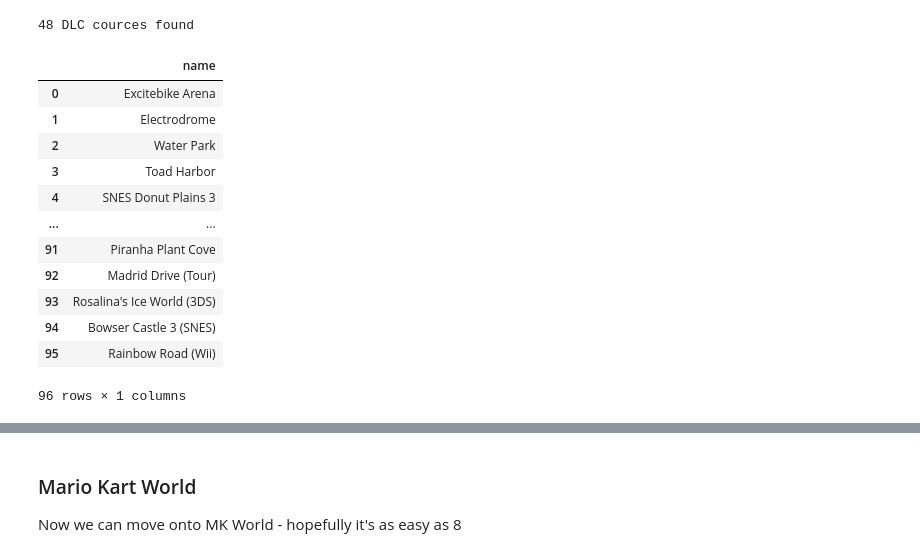
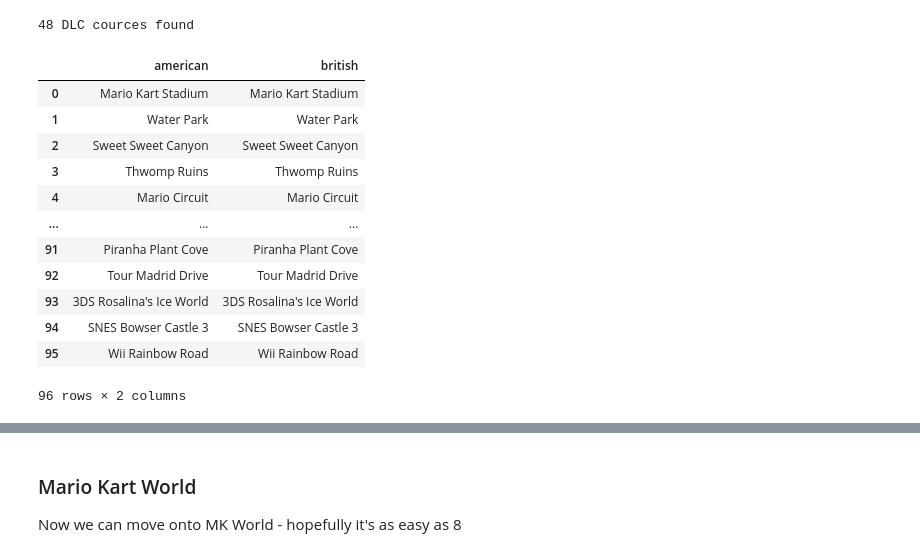
Before and after one commit to ATrainToUnknownLands/mario-kart-tracker, a Jupyter notebook: data scraping/tracks.ipynb, the cells around one changed output, grey strips where cells are left out. Cells and saved outputs as stored; diff of their text form; code cells hidden in the pictures.

Commit message:
Updated track names with British names. Updated relevant data scraping

```diff
--- a/data scraping/tracks.ipynb
+++ b/data scraping/tracks.ipynb
@@ -25,7 +24,7 @@ wd = wd.parent
 # %% [markdown]
 ### Mario Kart 8 Deluxe
 # %%
-url = 'https://www.nintendo.com/sg/switch/aabp/course/index.html?srsltid=AfmBOop_vyLUnGFtkTSkk2JqRc9A8QDg9EYDWAlGaJa628hixHt5waPR'
+url = 'https://www.mariowiki.com/Mario_Kart_8_Deluxe'
 
 def get_track_html(url):
     driver = webdriver.Firefox()
@@ -77,6 +77,0 @@ print(f"{len(names)} course names found")
-# %%
-# Okay, there are some that shouldn't be there
-
-# Remove duplicates
-names = list(set(names))
-print(f"{len(names)} course names found")
@@ -109,21 +133,13 @@ print(dlc_html)
 # %%
-dlc_soup = BeautifulSoup(dlc_html)
+section_name = track_soup.find(id = "Booster_Course_Pass")
+section_head = section_name.find_parent("h3")
+dlc_courses_table = section_head.find_next("table")
+dlc_course_cells = dlc_courses_table.find_all("td")
 
-dlc_name_spans = dlc_soup.find_all('span', class_ = 'plaque-image__plaque')
-dlc_console_spans = dlc_soup.find_all('span', class_ = 'plaque-image__console')
+dlc_names = [extract_name(cell) for cell in dlc_course_cells]
 
-dlc_names = []
-
-for idx in range(0, len(dlc_name_spans)):
-    name = dlc_name_spans[idx].text
-    console = dlc_console_spans[idx].text
-
-    if console:
-        course_name = f"{name} ({console})"
-    else:
-        course_name = name
-
-    dlc_names.append(course_name)
+# Remove Nones
+dlc_names = [name for name in dlc_names if name]
 
 print(f"{len(dlc_names)} DLC cources found")
 # %% [output]
@@ -131,23 +147,25 @@ print(f"{len(dlc_names)} DLC cources found")
 # %%
 # We've now found all the names for MK8!
 # Just need to put them into their own dataframe
+names = []
 
+names.extend(standard_course_names)
 names.extend(dlc_names)
 
-track_df = pd.DataFrame(names, columns=['name'])
+track_df = pd.DataFrame(names)
 
 track_df
 # %% [output]
-|  | name |
-| 0 | Excitebike Arena |
-| 1 | Electrodrome |
-| 2 | Water Park |
-| 3 | Toad Harbor |
-| 4 | SNES Donut Plains 3 |
-| ... | ... |
-| 91 | Piranha Plant Cove |
-| 92 | Madrid Drive (Tour) |
-| 93 | Rosalina's Ice World (3DS) |
-| 94 | Bowser Castle 3 (SNES) |
-| 95 | Rainbow Road (Wii) |
+|  | american | british |
+| 0 | Mario Kart Stadium | Mario Kart Stadium |
+| 1 | Water Park | Water Park |
+| 2 | Sweet Sweet Canyon | Sweet Sweet Canyon |
+| 3 | Thwomp Ruins | Thwomp Ruins |
+| 4 | Mario Circuit | Mario Circuit |
+| ... | ... | ... |
+| 91 | Piranha Plant Cove | Piranha Plant Cove |
+| 92 | Tour Madrid Drive | Tour Madrid Drive |
+| 93 | 3DS Rosalina's Ice World | 3DS Rosalina's Ice World |
+| 94 | SNES Bowser Castle 3 | SNES Bowser Castle 3 |
+| 95 | Wii Rainbow Road | Wii Rainbow Road |
-96 rows × 1 columns
+96 rows × 2 columns
```
Also changed, not shown: parts of 10 cells of this notebook, 5 other files.
